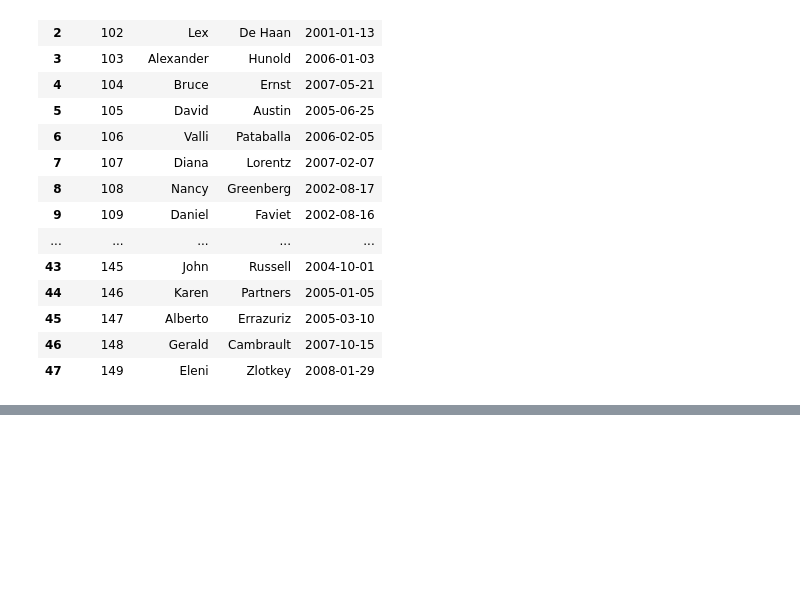
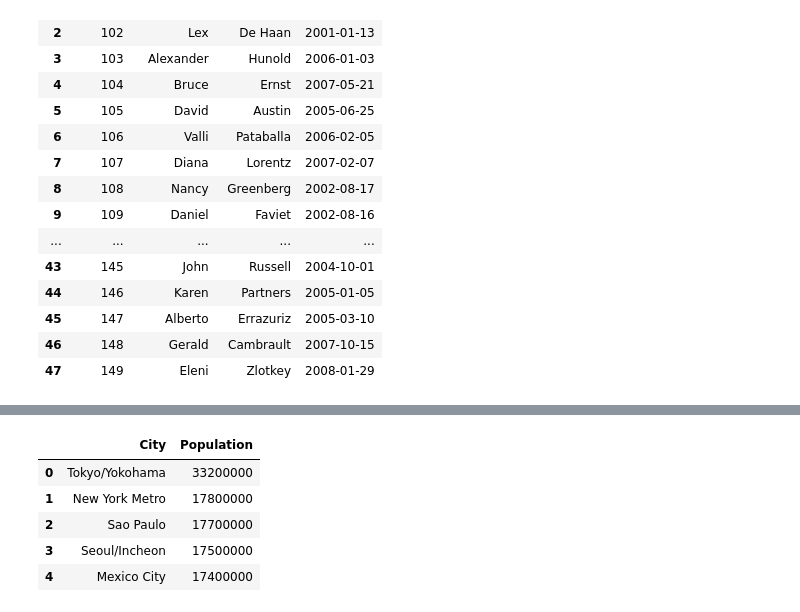
Before and after one commit to Z3R0xd/exercise-28-april, a Jupyter notebook: 08_May_2025/pandas_example.ipynb, the cells around one changed output, grey strips where cells are left out. Cells and saved outputs as stored; diff of their text form; code cells hidden in the pictures; blank space fills up the shorter version.

```diff
--- a/08_May_2025/pandas_example.ipynb
+++ b/08_May_2025/pandas_example.ipynb
@@ -129,0 +147,14 @@ emp
+# %%
+# pilih column
+
+city_pop = tsv_df[["City","Population"]]
+
+# sortir dengan sort values()
+city_pop.sort_values(by="Population", ascending=False).head(5)
+# %% [output]
+|  | City | Population |
+| 0 | Tokyo/Yokohama | 33200000 |
+| 1 | New York Metro | 17800000 |
+| 2 | Sao Paulo | 17700000 |
+| 3 | Seoul/Incheon | 17500000 |
+| 4 | Mexico City | 17400000 |
```
Also changed, not shown: parts of 2 cells of this notebook, 2 other files.
